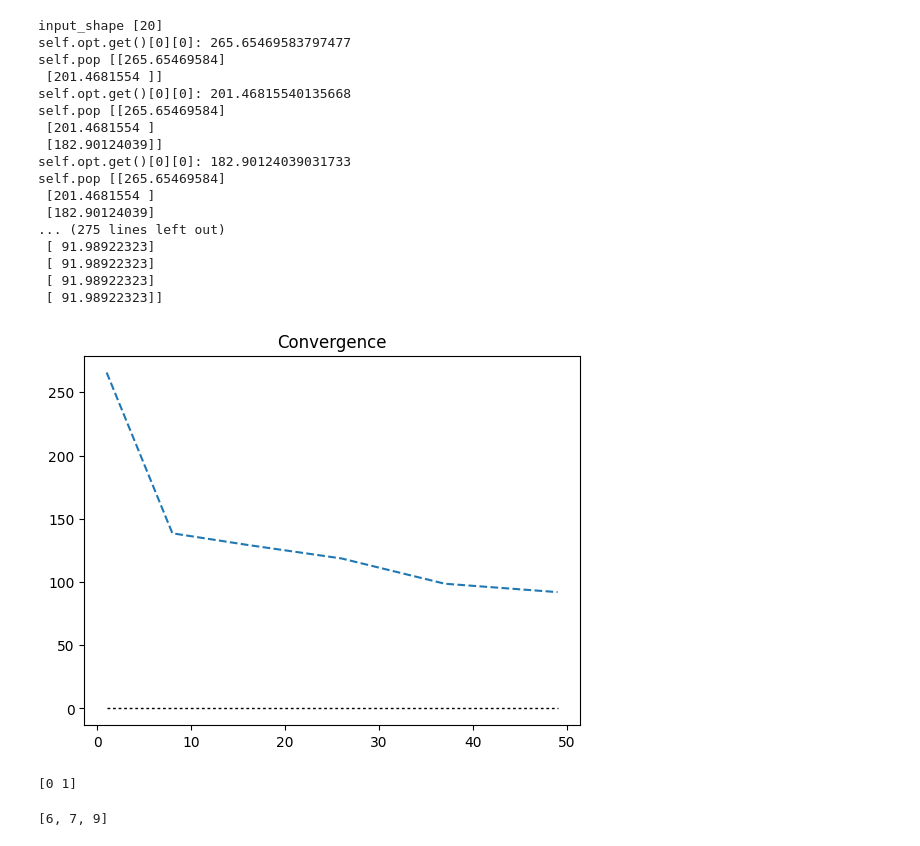
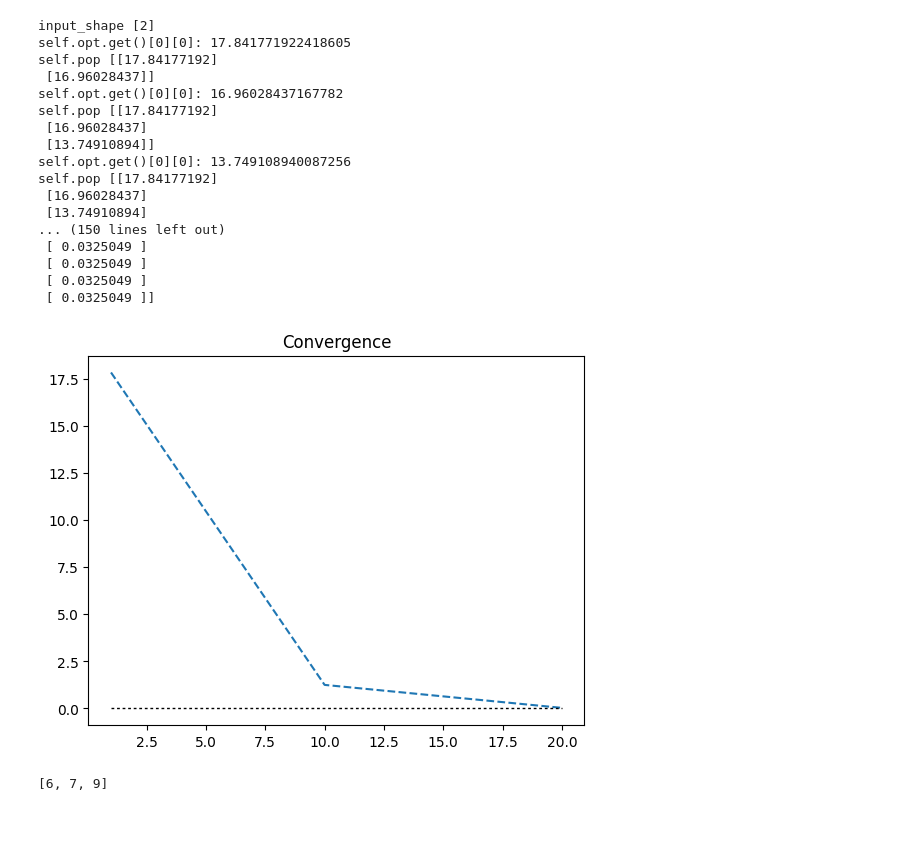
Before and after one commit to koway927/Reinforcement-learning-with-pymoo, a Jupyter notebook: REINFORCE.ipynb, the cells around one changed output. Drawn from its saved outputs; the diff is of its cells as text; code cells hidden in the pictures.

```diff
--- a/REINFORCE.ipynb
+++ b/REINFORCE.ipynb
@@ -91,7 +91,7 @@ class MonteCarloGradientPolicyAlgorithm(Algorithm):
         #super()._initialize_advance(infills=infills, **kwargs)
 
     def _infill(self):
-        state = self.sampling.do(self.problem, 1, algorithm=self).get("X")[0]
+        state = np.tile([0],self.problem.n_var)
         self.num_rounds = 500
         steps = 0
         ep_rewards = 0
@@ -242,60 +242,54 @@ from pymoo.termination.robust import RobustTermination
 from pymoo.termination.default import DefaultMultiObjectiveTermination
 import random
 
 torch.manual_seed (1)
 
 problem = get_problem("ackley", n_var=2, a=20, b=1/5, c=2 * np.pi)
-problem1 = get_problem("Rastrigin", n_var=20)
+problem1 = get_problem("Rastrigin", n_var=2)
 algorithm3 = MonteCarloGradientPolicyAlgorithm()
 res = minimize( problem1,
                 algorithm3,
                 save_history=True,
-                termination=('n_iter', 100),
-                seed = 2,
+                termination=('n_iter', 50),
+                seed = 1,
                 return_least_infeasible=True,
                 verbose=True)
 
 pf = problem.pareto_front()
 print("PF",pf[0])
 ind = GD(pf)
 print("GD", ind(res.F))
 ind2 = IGD(pf)
 print("IGD", ind2(res.F))
 
 
 n_evals = np.array([e.evaluator.n_eval for e in res.history])
 opt = np.array([e.opt[0].F for e in res.history])
 print(opt)
 plt.title("Convergence")
 plt.plot(n_evals, opt, "--")
 plt.plot(n_evals, np.repeat(pf[0],len(n_evals)), 'k-', lw=1,dashes=[2, 2])
 #plt.yscale("log")
 plt.show()
 # %% [output]
-input_shape [20]
-self.opt.get()[0][0]: 265.65469583797477
-self.pop [[265.65469584]
- [201.4681554 ]]
-self.opt.get()[0][0]: 201.46815540135668
-self.pop [[265.65469584]
- [201.4681554 ]
- [182.90124039]]
-self.opt.get()[0][0]: 182.90124039031733
-self.pop [[265.65469584]
- [201.4681554 ]
- [182.90124039]
-... (275 lines left out)
- [ 91.98922323]
- [ 91.98922323]
- [ 91.98922323]
- [ 91.98922323]]
+input_shape [2]
+self.opt.get()[0][0]: 17.841771922418605
+self.pop [[17.84177192]
+ [16.96028437]]
+self.opt.get()[0][0]: 16.96028437167782
+self.pop [[17.84177192]
+ [16.96028437]
+ [13.74910894]]
+self.opt.get()[0][0]: 13.749108940087256
+self.pop [[17.84177192]
+ [16.96028437]
+ [13.74910894]
+... (150 lines left out)
+ [ 0.0325049 ]
+ [ 0.0325049 ]
+ [ 0.0325049 ]
+ [ 0.0325049 ]]
-[figure, old version]
+[figure, new version]
-# %%
-i= np.where([-601
-             ,-601] < problem1.bounds()[0])
-print(i[0])
-# %% [output]
-[0 1]
 # %%
 l = [12,4,6,7,9]
 l[-3:]
```
